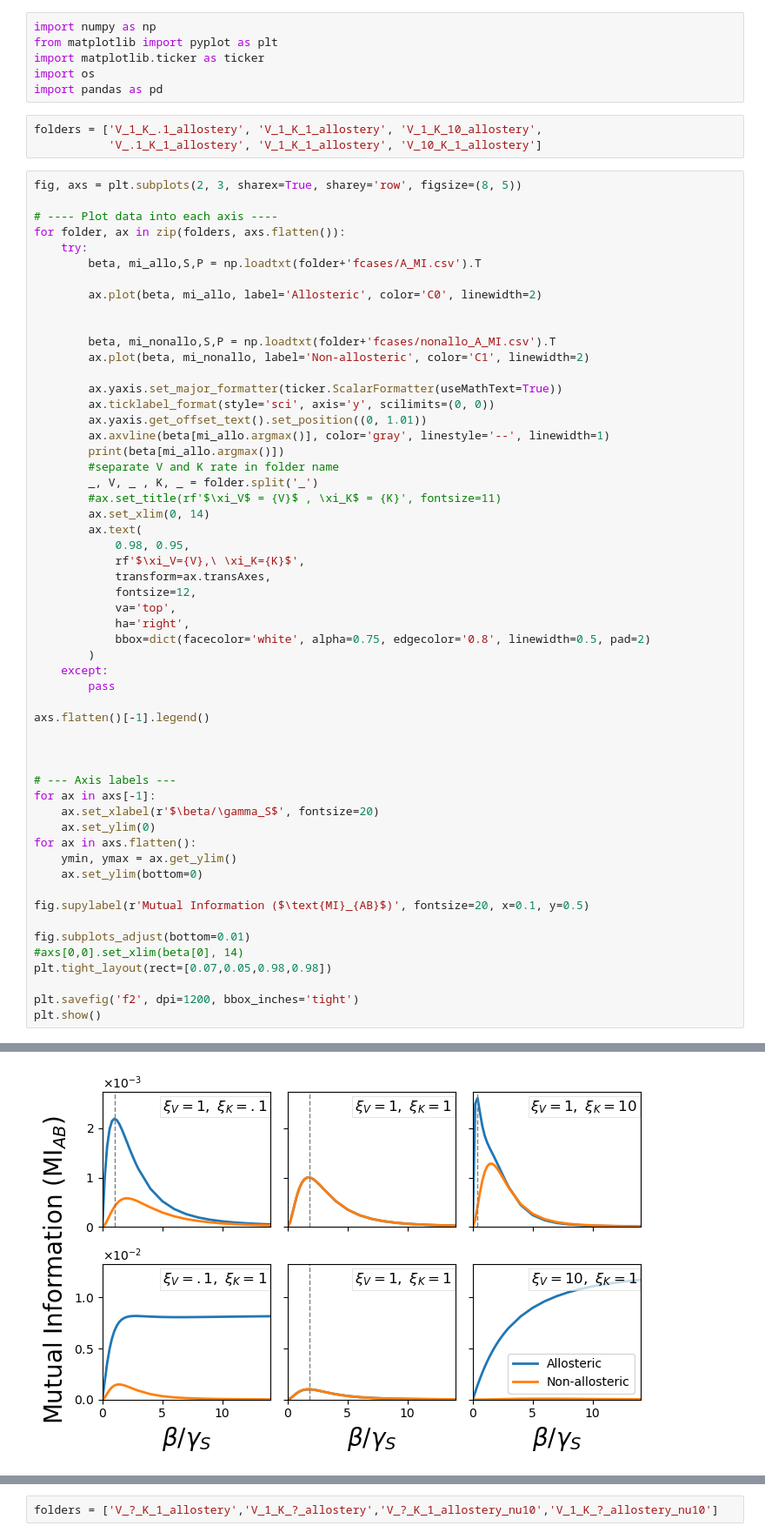
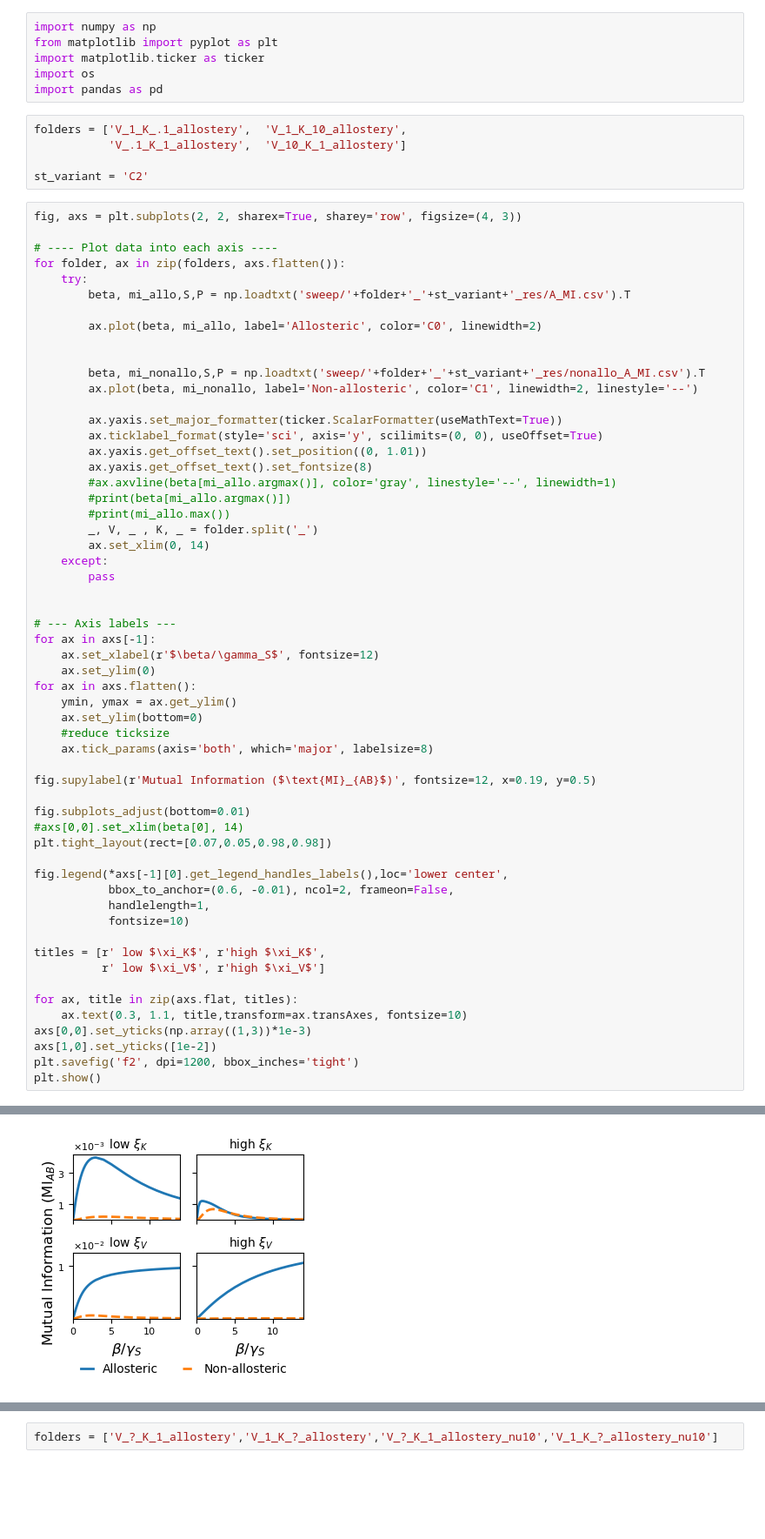
Before and after one commit to PessoaP/Allostery_model, a Jupyter notebook: figures.ipynb, the cells around one changed output, grey strips where cells are left out. Shown at 87% size. Drawn from its saved outputs; the diff is of its cells as text; blank space fills up the shorter version.

Commit message:
main text figures in ipynb

```diff
--- a/figures.ipynb
+++ b/figures.ipynb
@@ -5,61 +5,65 @@ import matplotlib.ticker as ticker
 import os
 import pandas as pd
 # %%
-folders = ['V_1_K_.1_allostery', 'V_1_K_1_allostery', 'V_1_K_10_allostery',
-           'V_.1_K_1_allostery', 'V_1_K_1_allostery', 'V_10_K_1_allostery']
+folders = ['V_1_K_.1_allostery',  'V_1_K_10_allostery',
+           'V_.1_K_1_allostery',  'V_10_K_1_allostery']
+
+st_variant = 'C2'
 # %%
-fig, axs = plt.subplots(2, 3, sharex=True, sharey='row', figsize=(8, 5))
+fig, axs = plt.subplots(2, 2, sharex=True, sharey='row', figsize=(4, 3))
 
 # ---- Plot data into each axis ----
 for folder, ax in zip(folders, axs.flatten()):
     try:
-        beta, mi_allo,S,P = np.loadtxt(folder+'fcases/A_MI.csv').T
+        beta, mi_allo,S,P = np.loadtxt('sweep/'+folder+'_'+st_variant+'_res/A_MI.csv').T
 
         ax.plot(beta, mi_allo, label='Allosteric', color='C0', linewidth=2)
 
 
-        beta, mi_nonallo,S,P = np.loadtxt(folder+'fcases/nonallo_A_MI.csv').T
-        ax.plot(beta, mi_nonallo, label='Non-allosteric', color='C1', linewidth=2)
+        beta, mi_nonallo,S,P = np.loadtxt('sweep/'+folder+'_'+st_variant+'_res/nonallo_A_MI.csv').T
+        ax.plot(beta, mi_nonallo, label='Non-allosteric', color='C1', linewidth=2, linestyle='--')
 
         ax.yaxis.set_major_formatter(ticker.ScalarFormatter(useMathText=True))
-        ax.ticklabel_format(style='sci', axis='y', scilimits=(0, 0))
+        ax.ticklabel_format(style='sci', axis='y', scilimits=(0, 0), useOffset=True)
         ax.yaxis.get_offset_text().set_position((0, 1.01))
-        ax.axvline(beta[mi_allo.argmax()], color='gray', linestyle='--', linewidth=1)
-        print(beta[mi_allo.argmax()])
-        #separate V and K rate in folder name
+        ax.yaxis.get_offset_text().set_fontsize(8)
+        #ax.axvline(beta[mi_allo.argmax()], color='gray', linestyle='--', linewidth=1)
+        #print(beta[mi_allo.argmax()])
+        #print(mi_allo.max())
         _, V, _ , K, _ = folder.split('_')
-        #ax.set_title(rf'$\xi_V$ = {V}$ , \xi_K$ = {K}', fontsize=11)
         ax.set_xlim(0, 14)
-        ax.text(
-            0.98, 0.95,
-            rf'$\xi_V={V},\ \xi_K={K}$',
-            transform=ax.transAxes,
-            fontsize=12,
-            va='top',
-            ha='right',
-            bbox=dict(facecolor='white', alpha=0.75, edgecolor='0.8', linewidth=0.5, pad=2)
-        )
     except:
         pass
-
-axs.flatten()[-1].legend()
-
 
 
 # --- Axis labels ---
 for ax in axs[-1]:
-    ax.set_xlabel(r'$\beta/\gamma_S$', fontsize=20)
+    ax.set_xlabel(r'$\beta/\gamma_S$', fontsize=12)
     ax.set_ylim(0)
 for ax in axs.flatten():
     ymin, ymax = ax.get_ylim()
     ax.set_ylim(bottom=0)
+    #reduce ticksize
+    ax.tick_params(axis='both', which='major', labelsize=8)
 
-fig.supylabel(r'Mutual Information ($\text{MI}_{AB}$)', fontsize=20, x=0.1, y=0.5)
+fig.supylabel(r'Mutual Information ($\text{MI}_{AB}$)', fontsize=12, x=0.19, y=0.5)
 
 fig.subplots_adjust(bottom=0.01)
 #axs[0,0].set_xlim(beta[0], 14)
 plt.tight_layout(rect=[0.07,0.05,0.98,0.98])
 
+fig.legend(*axs[-1][0].get_legend_handles_labels(),loc='lower center',
+           bbox_to_anchor=(0.6, -0.01), ncol=2, frameon=False,
+           handlelength=1,
+           fontsize=10)
+
+titles = [r' low $\xi_K$', r'high $\xi_K$',
+          r' low $\xi_V$', r'high $\xi_V$']
+
+for ax, title in zip(axs.flat, titles):
+    ax.text(0.3, 1.1, title,transform=ax.transAxes, fontsize=10)
+axs[0,0].set_yticks(np.array((1,3))*1e-3)
+axs[1,0].set_yticks([1e-2])
 plt.savefig('f2', dpi=1200, bbox_inches='tight')
 plt.show()
 # %% [output]
@@ -72 +70 @@ plt.show()
-[figure, old version]
+[figure, new version]
```
Also changed, not shown: parts of 13 cells of this notebook.
